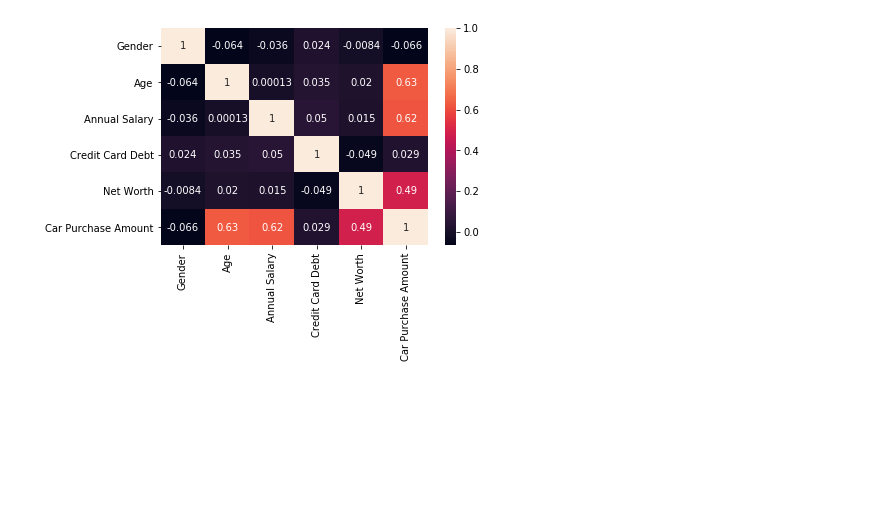
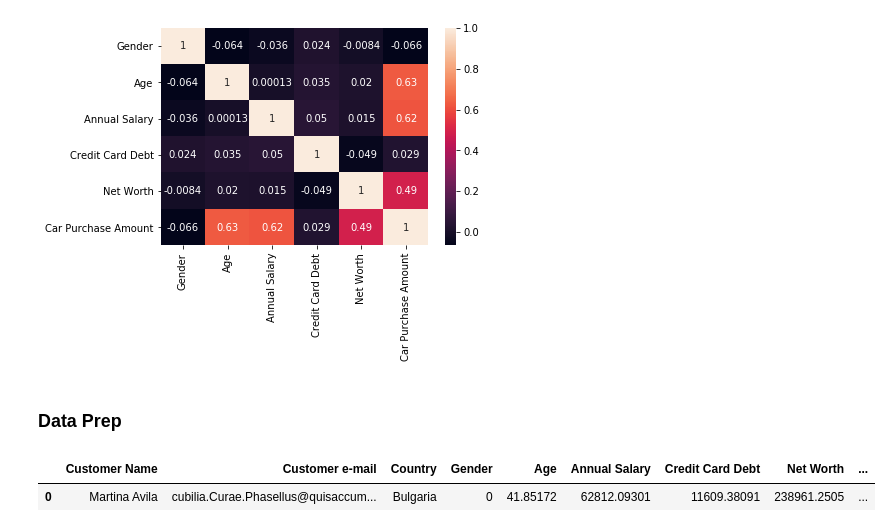
Before and after one commit to sagecodes/car-sales-prediction-ANN, a Jupyter notebook: car_sales.ipynb, the cells around one changed output. Saved outputs shown, nothing was run; the diff lists cells and outputs as text; code cells hidden in the pictures; blank space fills up the shorter version.

```diff
--- a/car_sales.ipynb
+++ b/car_sales.ipynb
@@ -66,3 +66,10 @@ sns.heatmap(data_df.corr(), annot = True)
 # %% [output]
 <matplotlib.axes._subplots.AxesSubplot at 0x...>
 [figure]
+# %% [markdown]
+### Data Prep
+# %%
+data_df.head(1)
+# %% [output]
+|  | Customer Name | Customer e-mail | Country | Gender | Age | Annual Salary | Credit Card Debt | Net Worth | ... |
+| 0 | Martina Avila | cubilia.Curae.Phasellus@quisaccum... | Bulgaria | 0 | 41.85172 | 62812.09301 | 11609.38091 | 238961.2505 | ... |
```
Also changed, not shown: parts of 11 cells of this notebook.
